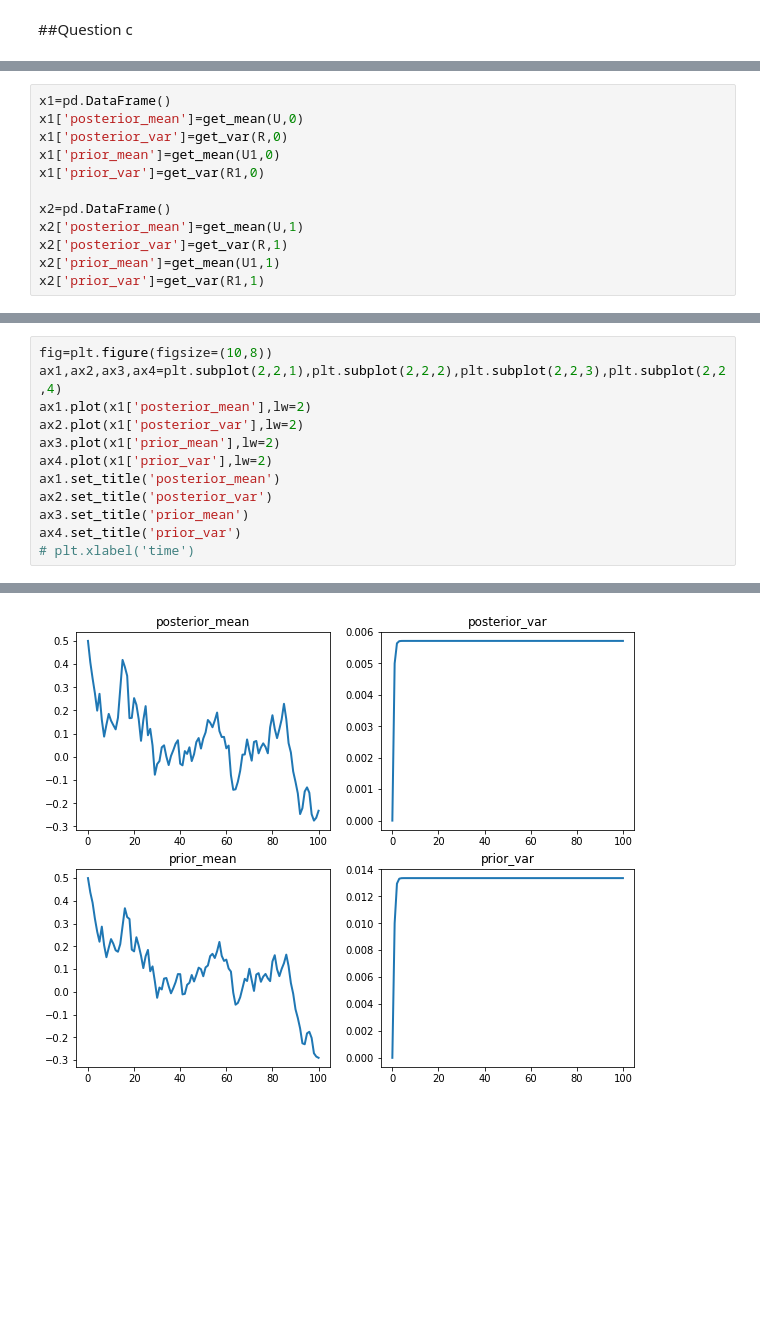
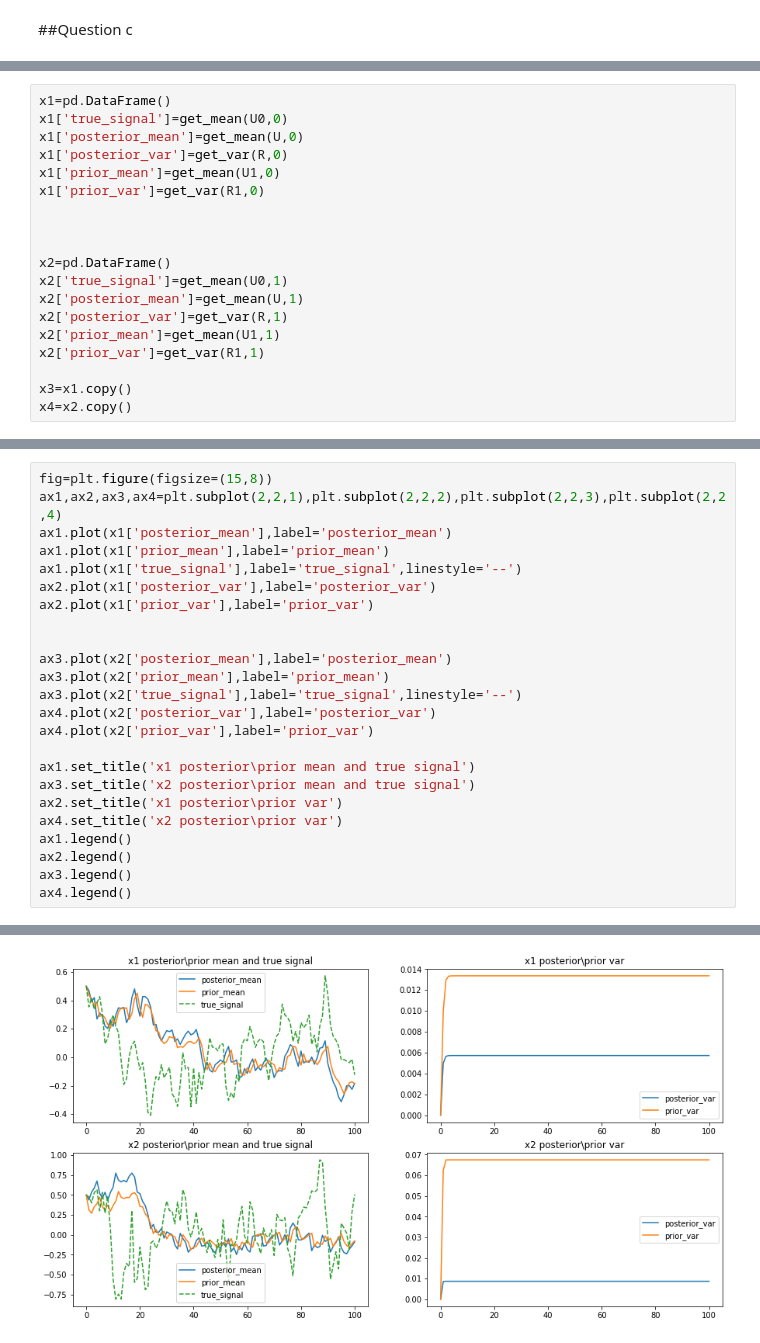
Before and after one commit to Guidong99/Colab, a Jupyter notebook: 833hw3.ipynb, the cells around one changed output, grey strips where cells are left out. Saved outputs shown, nothing was run; the diff lists cells and outputs as text; blank space fills up the shorter version.

```diff
--- a/833hw3.ipynb
+++ b/833hw3.ipynb
@@ -80,13 +88,20 @@ def get_var(lt,ind):
 # %%
 x1=pd.DataFrame()
+x1['true_signal']=get_mean(U0,0)
 x1['posterior_mean']=get_mean(U,0)
 x1['posterior_var']=get_var(R,0)
 x1['prior_mean']=get_mean(U1,0)
 x1['prior_var']=get_var(R1,0)
 
+
+
 x2=pd.DataFrame()
+x2['true_signal']=get_mean(U0,1)
 x2['posterior_mean']=get_mean(U,1)
 x2['posterior_var']=get_var(R,1)
 x2['prior_mean']=get_mean(U1,1)
 x2['prior_var']=get_var(R1,1)
+
+x3=x1.copy()
+x4=x2.copy()
 # %% [markdown]
@@ -94,13 +109,25 @@ x2['prior_var']=get_var(R1,1)
 # %%
-fig=plt.figure(figsize=(10,8))
+fig=plt.figure(figsize=(15,8))
 ax1,ax2,ax3,ax4=plt.subplot(2,2,1),plt.subplot(2,2,2),plt.subplot(2,2,3),plt.subplot(2,2,4)
-ax1.plot(x1['posterior_mean'],lw=2)
-ax2.plot(x1['posterior_var'],lw=2)
-ax3.plot(x1['prior_mean'],lw=2)
-ax4.plot(x1['prior_var'],lw=2)
-ax1.set_title('posterior_mean')
-ax2.set_title('posterior_var')
-ax3.set_title('prior_mean')
-ax4.set_title('prior_var')
-# plt.xlabel('time')
+ax1.plot(x1['posterior_mean'],label='posterior_mean')
+ax1.plot(x1['prior_mean'],label='prior_mean')
+ax1.plot(x1['true_signal'],label='true_signal',linestyle='--')
+ax2.plot(x1['posterior_var'],label='posterior_var')
+ax2.plot(x1['prior_var'],label='prior_var')
+
+
+ax3.plot(x2['posterior_mean'],label='posterior_mean')
+ax3.plot(x2['prior_mean'],label='prior_mean')
+ax3.plot(x2['true_signal'],label='true_signal',linestyle='--')
+ax4.plot(x2['posterior_var'],label='posterior_var')
+ax4.plot(x2['prior_var'],label='prior_var')
+
+ax1.set_title('x1 posterior\prior mean and true signal')
+ax3.set_title('x2 posterior\prior mean and true signal')
+ax2.set_title('x1 posterior\prior var')
+ax4.set_title('x2 posterior\prior var')
+ax1.legend()
+ax2.legend()
+ax3.legend()
+ax4.legend()
 # %% [output]
@@ -108 +135 @@ Text(0.5, 1.0, 'prior_var')
-[figure, old version]
+[figure, new version]
```
Also changed, not shown: parts of 13 cells of this notebook.
